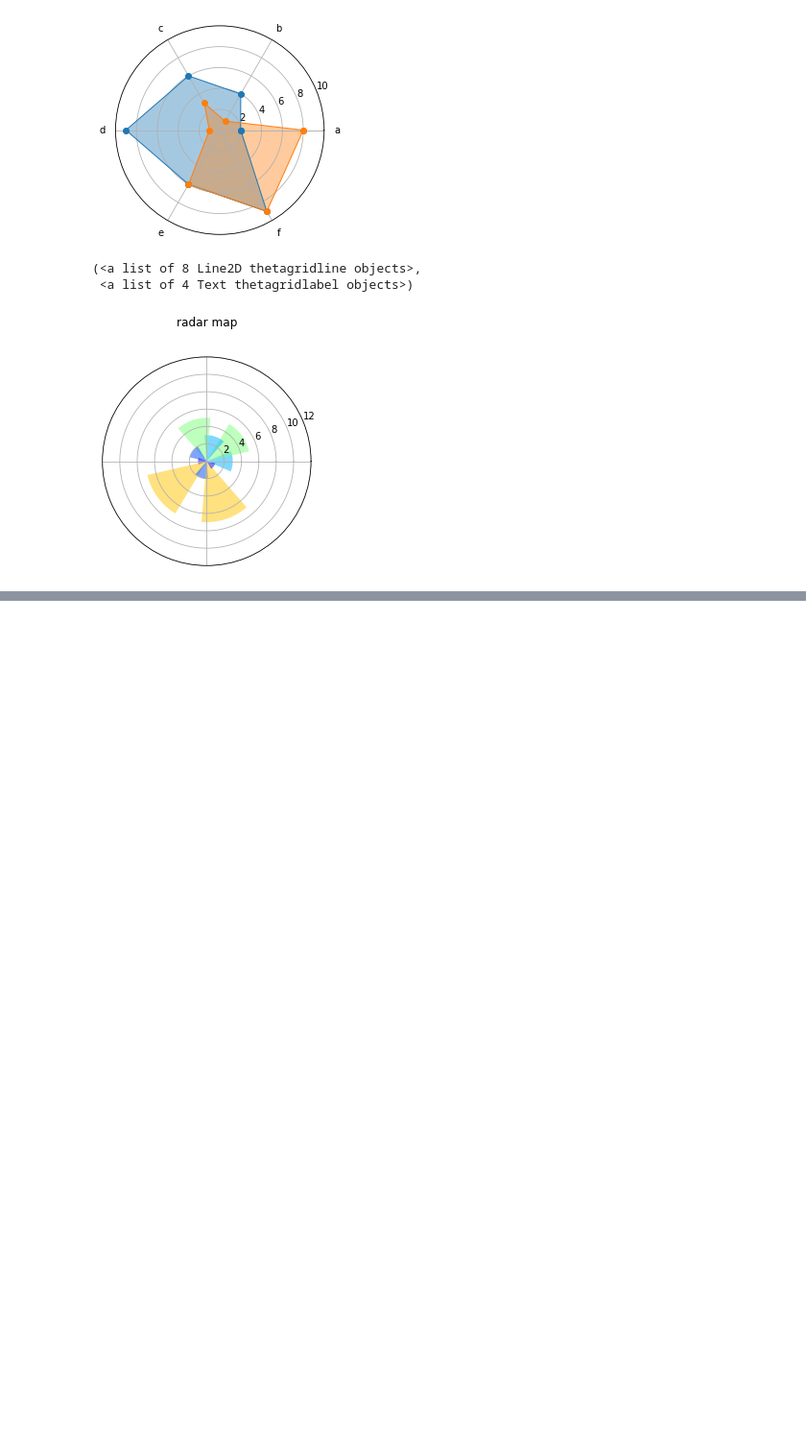
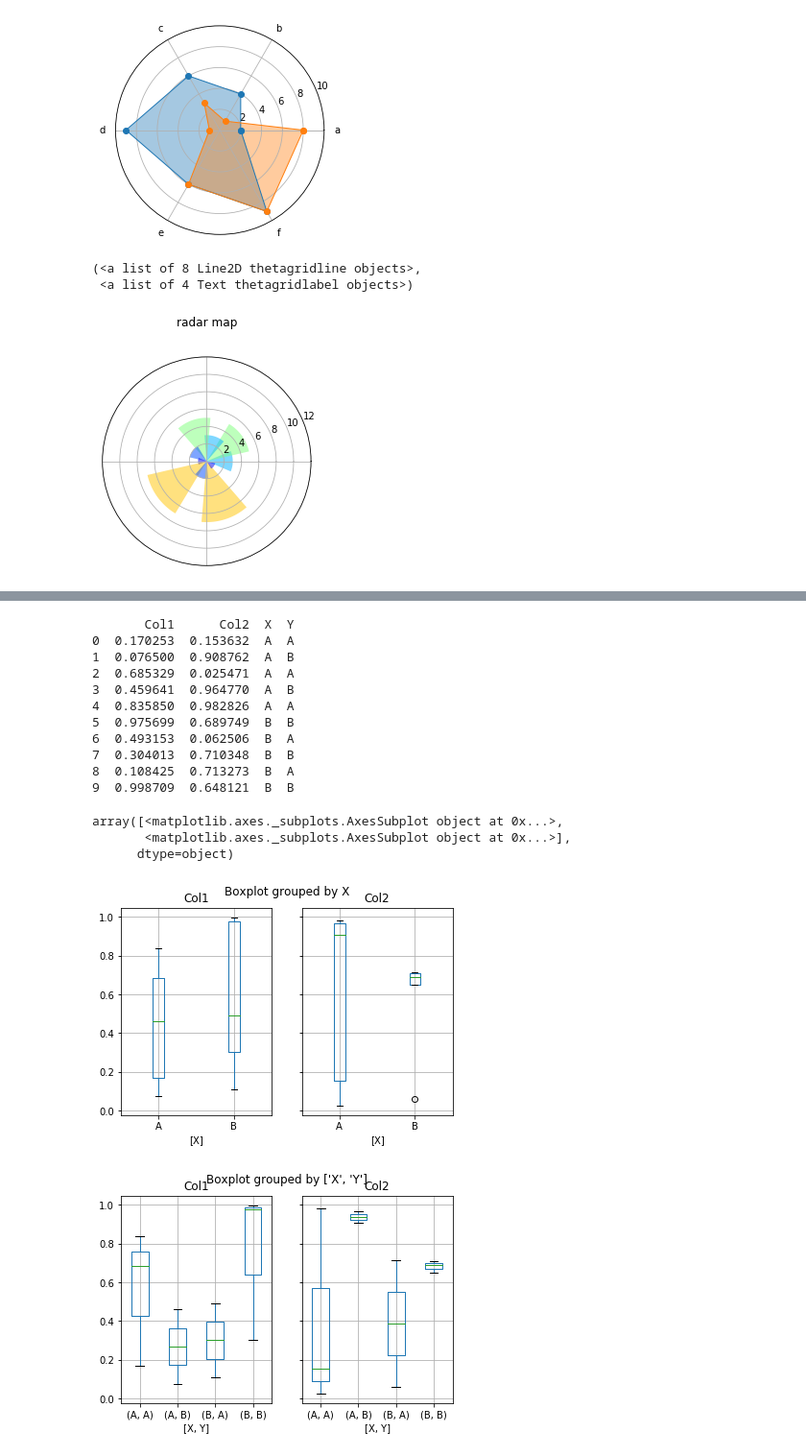
Before and after one commit to Mounment/python-data-analyze, a Jupyter notebook: matplotlib/Matplotlib picture.ipynb, the cells around one changed output, grey strips where cells are left out. Shown at 96% size. Saved outputs shown, nothing was run; the diff lists cells and outputs as text; code cells hidden in the pictures; blank space fills up the shorter version.

```diff
--- a/matplotlib/Matplotlib picture.ipynb
+++ b/matplotlib/Matplotlib picture.ipynb
@@ -500,0 +609,27 @@ plt.thetagrids(np.arange(0.0,360,90),[]) # 设置网格、标签（这里是空
+# %%
+# plt.boxplot()绘制
+# 分组汇总
+
+df = pd.DataFrame(np.random.rand(10,2),columns=['Col1','Col2'])
+df['X'] = pd.Series(['A','A','A','A','A','B','B','B','B','B'])
+df['Y'] = pd.Series(['A','B','A','B','A','B','A','B','A','B'])
+print(df)
+df.boxplot(by='X')
+df.boxplot(column=['Col1','Col2'],by=['X','Y'])
+# %% [output]
+       Col1      Col2  X  Y
+0  0.170253  0.153632  A  A
+1  0.076500  0.908762  A  B
+2  0.685329  0.025471  A  A
+3  0.459641  0.964770  A  B
+4  0.835850  0.982826  A  A
+5  0.975699  0.689749  B  B
+6  0.493153  0.062506  B  A
+7  0.304013  0.710348  B  B
+8  0.108425  0.713273  B  A
+9  0.998709  0.648121  B  B
+array([<matplotlib.axes._subplots.AxesSubplot object at 0x...>,
+       <matplotlib.axes._subplots.AxesSubplot object at 0x...>],
+      dtype=object)
+[figure, added]
+[figure, added]
```
Also changed, not shown: parts of 3 cells of this notebook.
